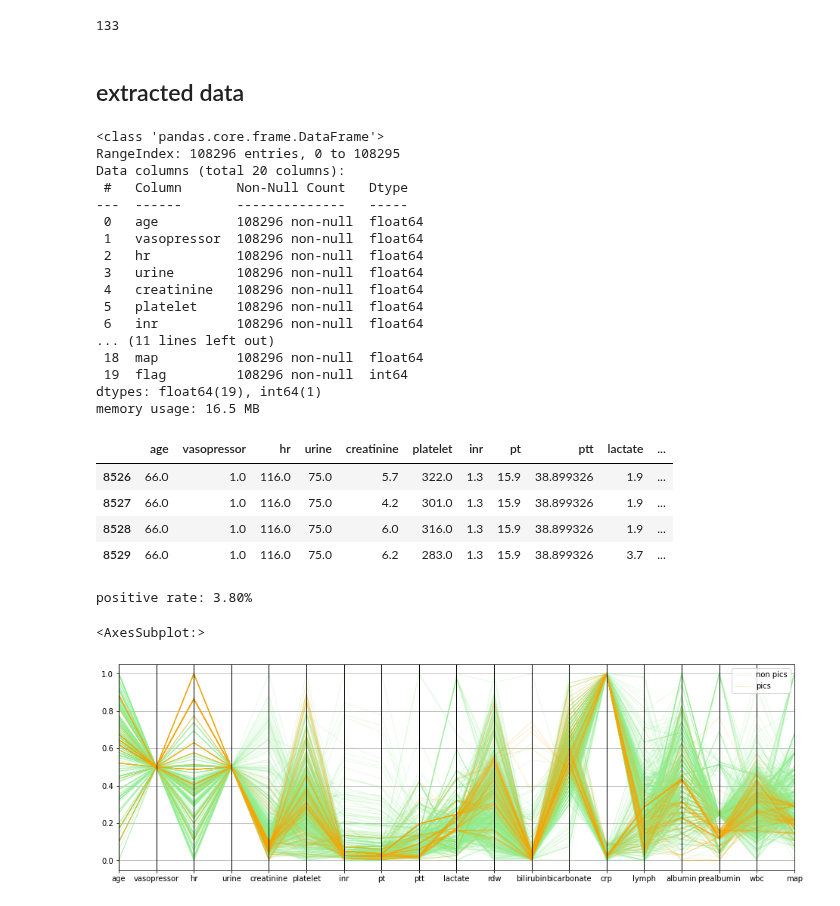
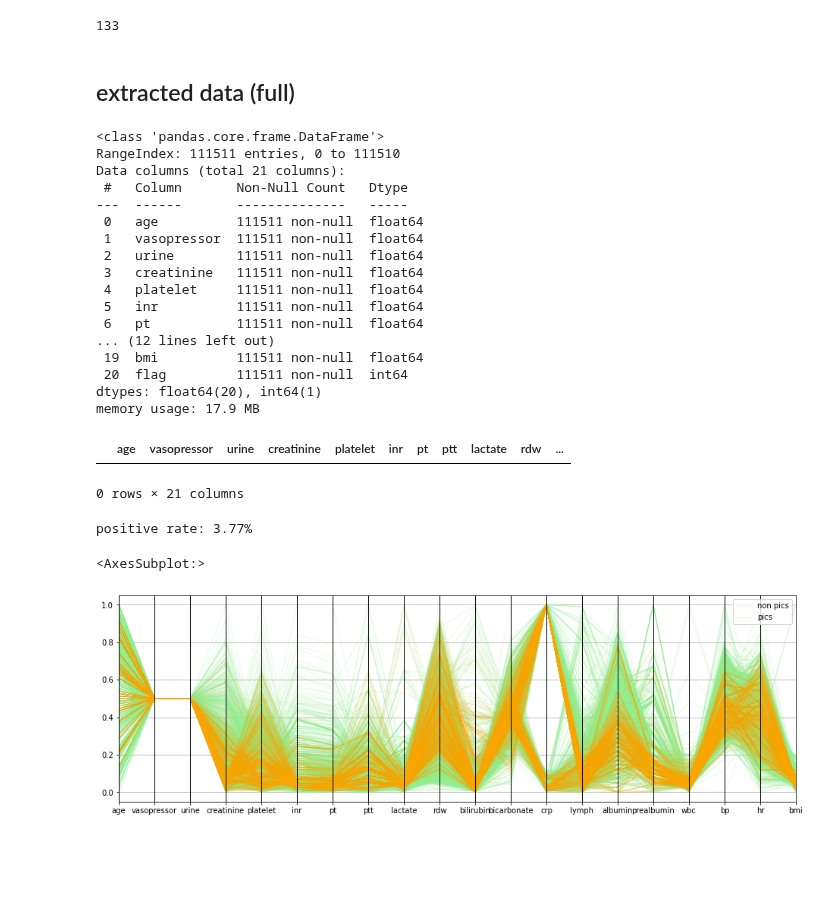
Before and after one commit to zEuler1027/ML_PICS, a Jupyter notebook: stretch_eicu.ipynb, the cells around one changed output. Cells and saved outputs as stored; diff of their text form; code cells hidden in the pictures; blank space fills up the shorter version.

Commit message:
add periodic and aperiodic data

```diff
--- a/stretch_eicu.ipynb
+++ b/stretch_eicu.ipynb
@@ -200,74 +200,71 @@ len(df_aperiodic[KEY_IDENTITY].unique())
 # %% [output]
 133
 # %% [markdown]
-## extracted data
+## extracted data (full)
 # %%
-df_extracted = pd.read_csv('./data_eicu_compact.csv.gz')
-df_extracted.info()
+df_full = pd.read_csv('./data_eicu_full.csv.gz')
+df_full.info()
 # %% [output]
 <class 'pandas.core.frame.DataFrame'>
-RangeIndex: 108296 entries, 0 to 108295
-Data columns (total 20 columns):
+RangeIndex: 111511 entries, 0 to 111510
+Data columns (total 21 columns):
  #   Column       Non-Null Count   Dtype
 ---  ------       --------------   -----
- 0   age          108296 non-null  float64
- 1   vasopressor  108296 non-null  float64
- 2   hr           108296 non-null  float64
- 3   urine        108296 non-null  float64
- 4   creatinine   108296 non-null  float64
- 5   platelet     108296 non-null  float64
- 6   inr          108296 non-null  float64
-... (11 lines left out)
- 18  map          108296 non-null  float64
- 19  flag         108296 non-null  int64
-dtypes: float64(19), int64(1)
-memory usage: 16.5 MB
+ 0   age          111511 non-null  float64
+ 1   vasopressor  111511 non-null  float64
+ 2   urine        111511 non-null  float64
+ 3   creatinine   111511 non-null  float64
+ 4   platelet     111511 non-null  float64
+ 5   inr          111511 non-null  float64
+ 6   pt           111511 non-null  float64
+... (12 lines left out)
+ 19  bmi          111511 non-null  float64
+ 20  flag         111511 non-null  int64
+dtypes: float64(20), int64(1)
+memory usage: 17.9 MB
 # %%
-df_extracted[(df_extracted < 0).any(axis='columns')]
+df_full[(df_full < 0).any(axis='columns')]
 # %% [output]
-|  | age | vasopressor | hr | urine | creatinine | platelet | inr | pt | ptt | lactate | ... |
-| 8526 | 66.0 | 1.0 | 116.0 | 75.0 | 5.7 | 322.0 | 1.3 | 15.9 | 38.899326 | 1.9 | ... |
-| 8527 | 66.0 | 1.0 | 116.0 | 75.0 | 4.2 | 301.0 | 1.3 | 15.9 | 38.899326 | 1.9 | ... |
-| 8528 | 66.0 | 1.0 | 116.0 | 75.0 | 6.0 | 316.0 | 1.3 | 15.9 | 38.899326 | 1.9 | ... |
-| 8529 | 66.0 | 1.0 | 116.0 | 75.0 | 6.2 | 283.0 | 1.3 | 15.9 | 38.899326 | 3.7 | ... |
+|  | age | vasopressor | urine | creatinine | platelet | inr | pt | ptt | lactate | rdw | ... |
+0 rows × 21 columns
 # %%
 positive_count = len(
-    df_extracted.query(f'flag == {FLAG_POSITIVE:d}')
+    df_full.query(f'flag == {FLAG_POSITIVE:d}')
 )
-total_count = len(df_extracted)
+total_count = len(df_full)
 positive_rate = positive_count / total_count
 print(f'positive rate: {positive_rate:.2%}')
 # %% [output]
-positive rate: 3.80%
+positive rate: 3.77%
 # %%
-df_visualize = df_extracted.iloc[:1000, :].copy()
+df_visualize = df_full.iloc[:5000, :].copy()
 
 # map labels
 df_visualize[KEY_FLAG] = df_visualize[KEY_FLAG].map(
     lambda v: 'pics' if v else 'non pics'
 )
 
 # map data to [0, 1]
 for col in df_visualize.columns[:-1]:
     maximum = df_visualize[col].max()
     minimum = df_visualize[col].min()
     delta = maximum - minimum
     if delta == 0:
         df_visualize[col] = 0.5
     else:
         df_visualize[col] = (df_visualize[col] - minimum) / delta
 
 # visualize input data
 fig_visualize = plt.figure(figsize=(16, 5))
 ax_visualize = fig_visualize.add_subplot()
 pd.plotting.parallel_coordinates(
     df_visualize.sort_values(by=KEY_FLAG),
     KEY_FLAG,
     color=['lightgreen', 'orange'],
     alpha=0.2,
     lw=1,
     ax=ax_visualize,
 )
 # %% [output]
 <AxesSubplot:>
-[figure, old version]
+[figure, new version]
```
Also changed, not shown: 7 other files.
